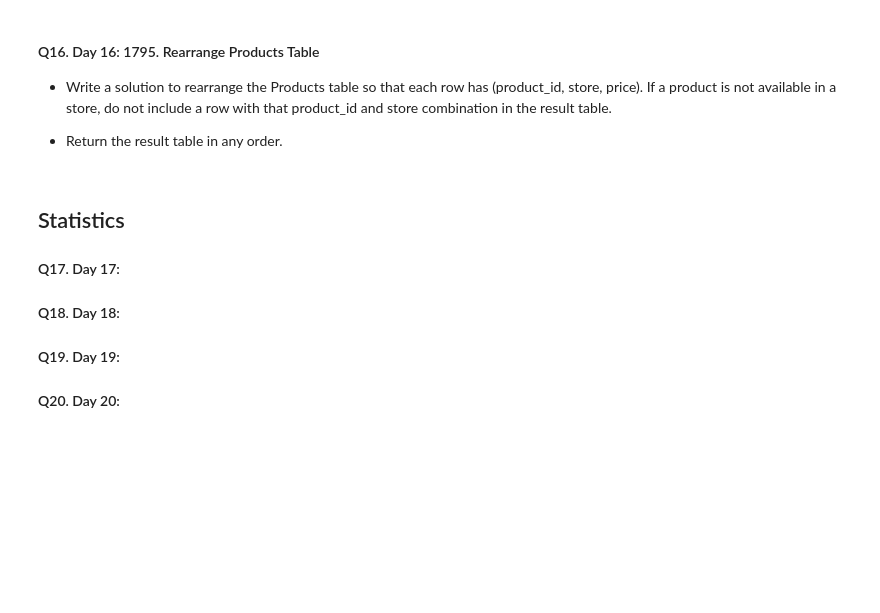
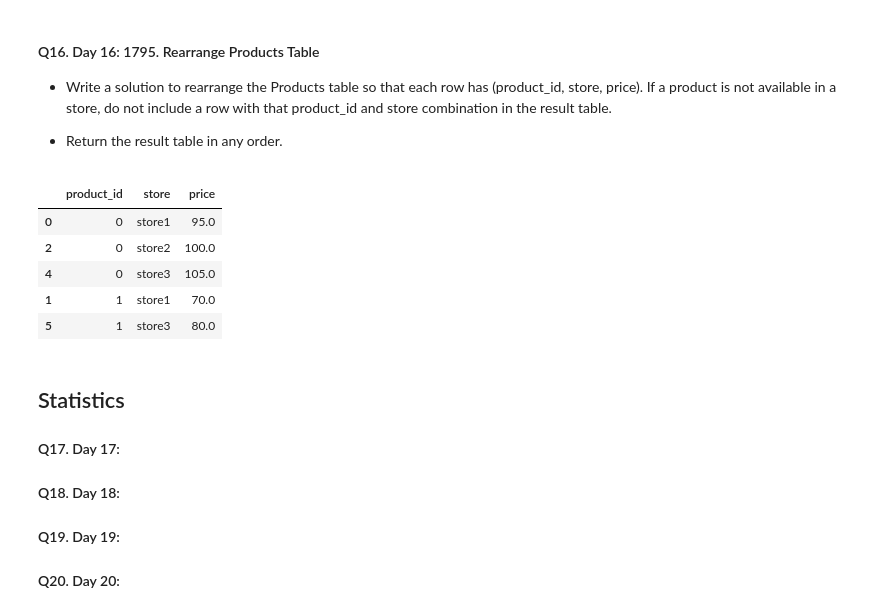
Before and after one commit to manishpan/pandas-practice, a Jupyter notebook: 30_days_of_pandas.ipynb, the cells around one changed output. Saved outputs shown, nothing was run; the diff lists cells and outputs as text; code cells hidden in the pictures; blank space fills up the shorter version.

```diff
--- a/30_days_of_pandas.ipynb
+++ b/30_days_of_pandas.ipynb
@@ -338,13 +420,21 @@ delete_duplicate_emails(person)
 # %%
 import pandas as pd
 
 def rearrange_products_table(products: pd.DataFrame) -> pd.DataFrame:
-    pass
+    products_melt =  pd.melt(products, id_vars=["product_id"], value_vars=["store1", "store2", "store3"]).rename(columns={"variable": "store", "value": "price"})
+    return products_melt.dropna().sort_values(by="product_id")
 
 products_table = [[0, 95, 100, 105], [1, 70, None, 80]]
-products = pd.DataFrame(products_table)
+products = pd.DataFrame(products_table, columns=["product_id", "store1", "store2", "store3"])
 
 rearrange_products_table(products)
+# %% [output]
+|  | product_id | store | price |
+| 0 | 0 | store1 | 95.0 |
+| 2 | 0 | store2 | 100.0 |
+| 4 | 0 | store3 | 105.0 |
+| 1 | 1 | store1 | 70.0 |
+| 5 | 1 | store3 | 80.0 |
 # %% [markdown]
 ## Statistics
 
```
Also changed, not shown: parts of 14 cells of this notebook.
